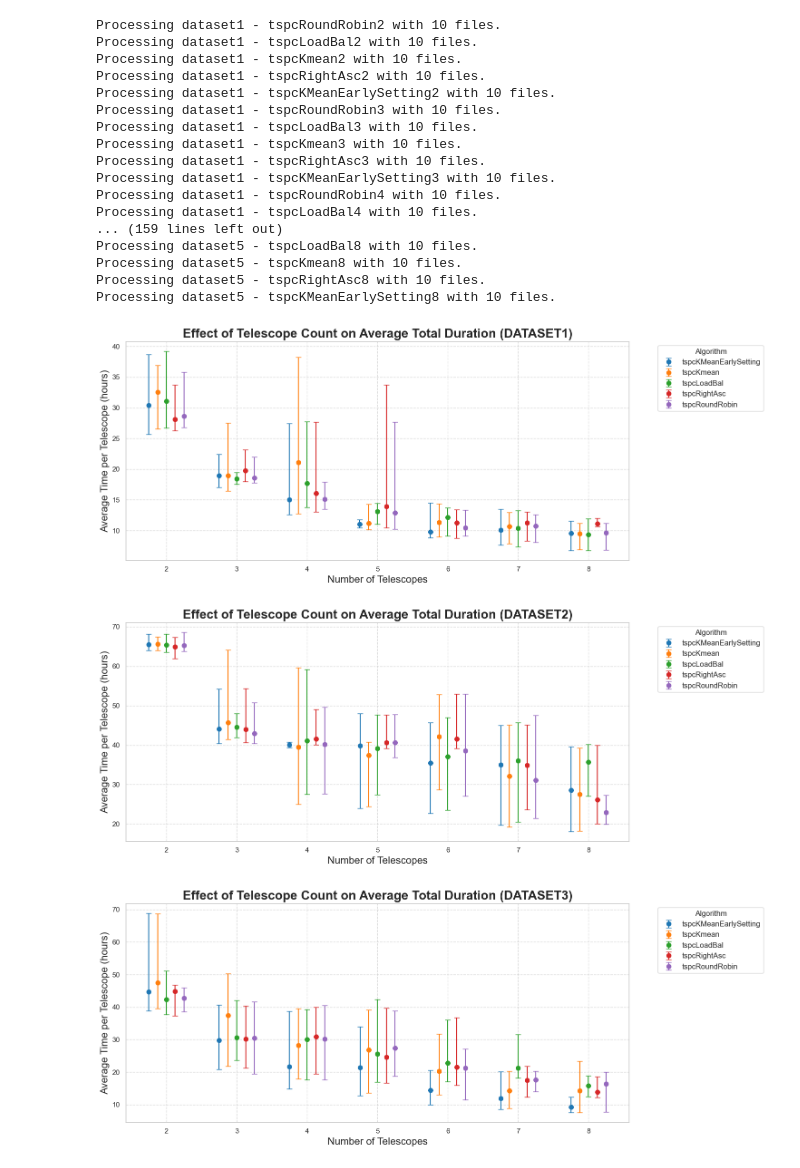
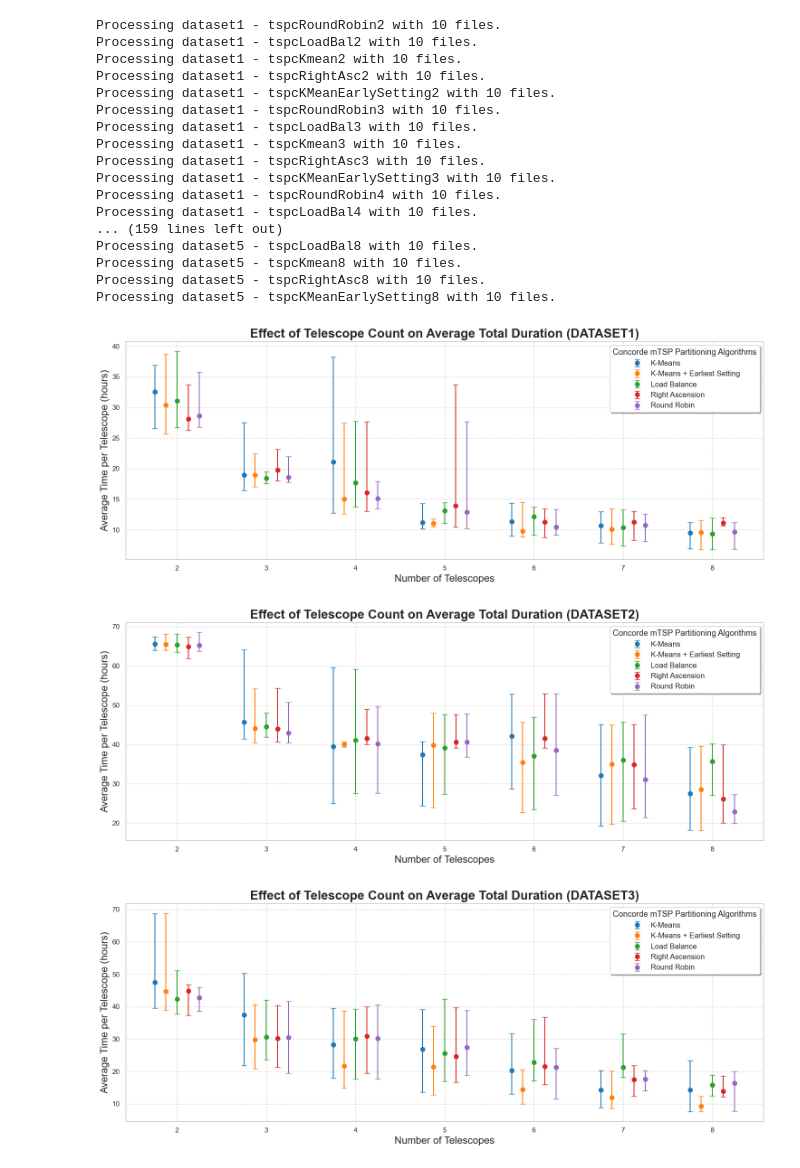
Before and after one commit to UOA-PARC-SKA/radiotelescopescheduling, a Jupyter notebook: results/betteranalysis.ipynb, the cells around one changed output. Cells and saved outputs as stored; diff of their text form; code cells hidden in the pictures.

```diff
--- a/results/betteranalysis.ipynb
+++ b/results/betteranalysis.ipynb
@@ -26,11 +26,11 @@ folder_name_map = {
     "Random": "Random",
     "ShortestSlew": "Shortest Slew",
     "tsp": "MTSP Gurobi",
-    "tspcRoundRobin": "MTSP Concorde (RRP)",
-    "tspcLoadBal": "MTSP Concorde (LBP)",
-    "tspcKmean": "MTSP Concorde (KmP)",
-    "tspcRightAsc": "MTSP Concorde (RAP)",
-    "tspcKMeanEarlySetting": "MTSP Concorde (KmP + ES)"
+    "tspcRoundRobin": "Round Robin",
+    "tspcLoadBal": "Load Balance",
+    "tspcKmean": "K-Means",
+    "tspcRightAsc": "Right Ascension",
+    "tspcKMeanEarlySetting": "K-Means + Earliest Setting"
 }
 
 # Automatically detect folders for 2–8 telescopes
@@ -95,7 +95,7 @@ for dataset_name, df in dataset_dfs.items():
         continue
 
     # Clean algorithm names (remove telescope number)
-    df['Algorithm'] = df['Folder'].apply(lambda f: re.sub(r'\d+$', '', f))
+    df['Algorithm'] = df['Folder'].apply(lambda f: folder_name_map.get(re.sub(r'\d+$','', f), f))
 
     # Aggregate stats
     grouped = (
@@ -132,34 +132,40 @@ for dataset_name, df in dataset_dfs.items():
             fmt='o', capsize=4, markersize=7,
             color=color_map[algo],
             label=algo
         )
 
     plt.title(f"Effect of Telescope Count on Average Total Duration ({dataset_name.upper()})", fontsize=20, weight='bold')
     plt.xlabel("Number of Telescopes", fontsize=16)
     plt.ylabel("Average Time per Telescope (hours)", fontsize=16)
     plt.xticks(telescope_counts)
     plt.grid(True, linestyle='--', alpha=0.7)
-    plt.legend(title="Algorithm", bbox_to_anchor=(1.05, 1), loc='upper left', fontsize=12)
+    plt.legend(
+        title="Concorde mTSP Partitioning Algorithms",
+        loc='upper right',       # position inside the axes
+        fontsize=12,
+        frameon=True,            # adds a box around legend
+        shadow=True,             # optional
+        title_fontsize=13)
     plt.tight_layout()
     plt.show()
 # %% [output]
 Processing dataset1 - tspcRoundRobin2 with 10 files.
 Processing dataset1 - tspcLoadBal2 with 10 files.
 Processing dataset1 - tspcKmean2 with 10 files.
 Processing dataset1 - tspcRightAsc2 with 10 files.
 Processing dataset1 - tspcKMeanEarlySetting2 with 10 files.
 Processing dataset1 - tspcRoundRobin3 with 10 files.
 Processing dataset1 - tspcLoadBal3 with 10 files.
 Processing dataset1 - tspcKmean3 with 10 files.
 Processing dataset1 - tspcRightAsc3 with 10 files.
 Processing dataset1 - tspcKMeanEarlySetting3 with 10 files.
 Processing dataset1 - tspcRoundRobin4 with 10 files.
 Processing dataset1 - tspcLoadBal4 with 10 files.
 ... (159 lines left out)
 Processing dataset5 - tspcLoadBal8 with 10 files.
 Processing dataset5 - tspcKmean8 with 10 files.
 Processing dataset5 - tspcRightAsc8 with 10 files.
 Processing dataset5 - tspcKMeanEarlySetting8 with 10 files.
-[figure, old version]
+[figure, new version]
-[figure, old version]
+[figure, new version]
-[figure, old version]
+[figure, new version]
```
Also changed, not shown: parts of 5 cells of this notebook.
